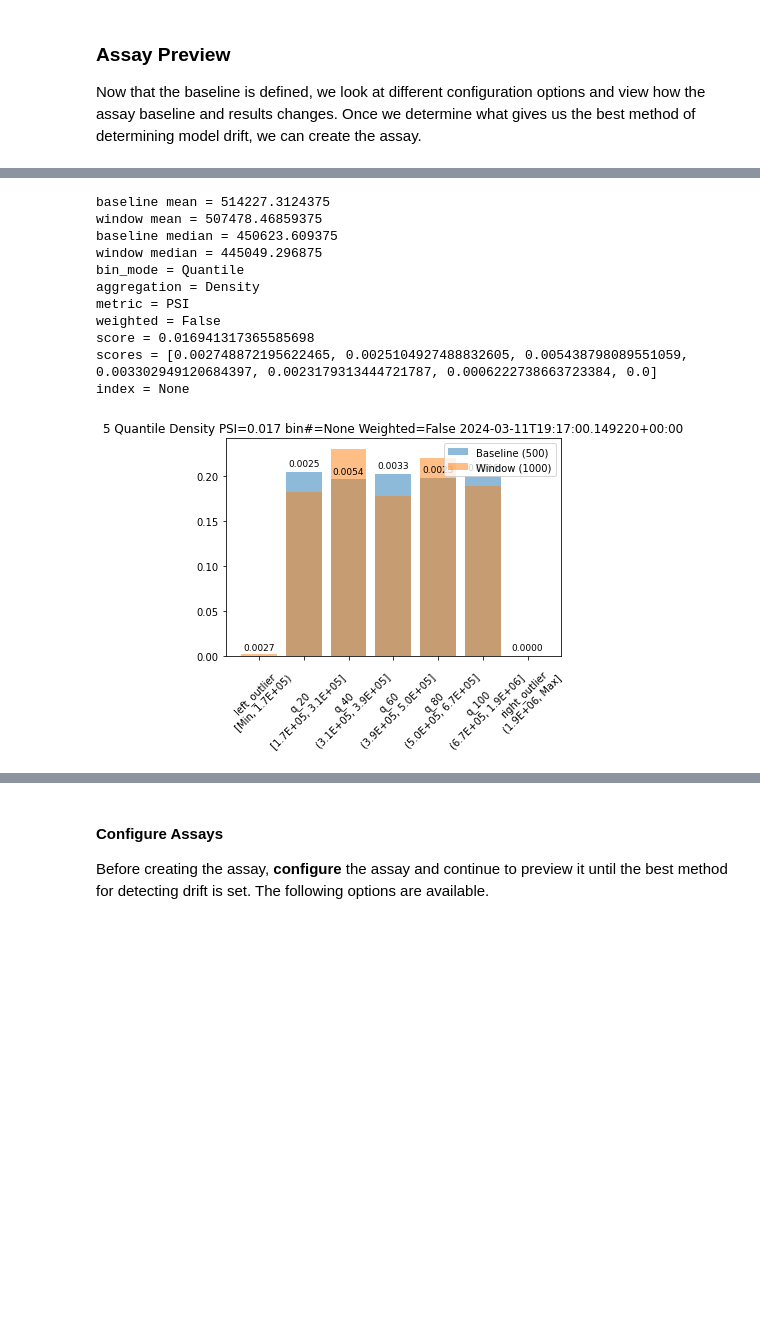
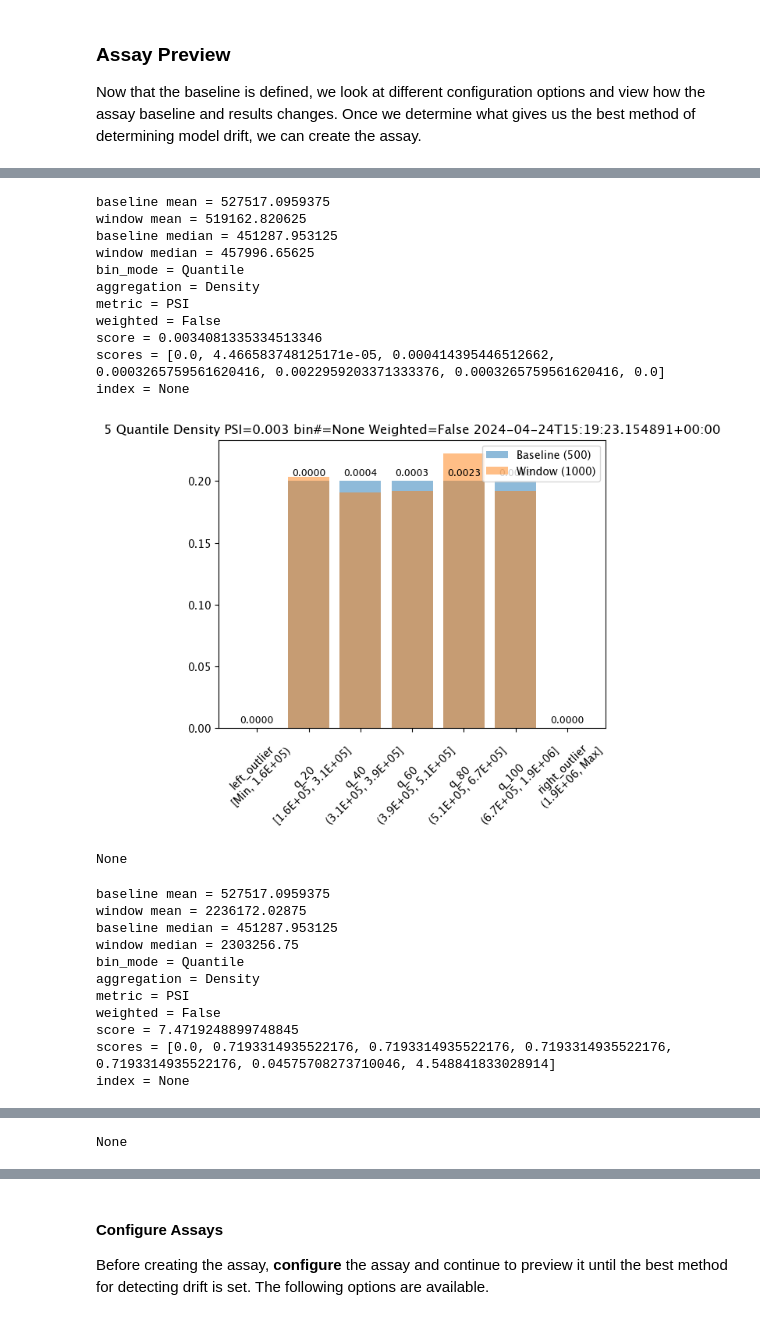
Before and after one commit to WallarooLabs/Workshops, a Jupyter notebook: Linear Regression/Real Estate/Notebooks-with-code/N4_drift_detection-with-code.ipynb, the cells around one changed output, grey strips where cells are left out. Cells and saved outputs as stored; diff of their text form; code cells hidden in the pictures; blank space fills up the shorter version.

```diff
--- a/Linear Regression/Real Estate/Notebooks-with-code/N4_drift_detection-with-code.ipynb
+++ b/Linear Regression/Real Estate/Notebooks-with-code/N4_drift_detection-with-code.ipynb
@@ -73,15 +33,6 @@ def get_pipeline(pipeline_name, workspace):
 Retrieve the previous workspace, model versions, and pipelines used in the previous notebook.
 # %%
 wl = wallaroo.Client()
-
-wl = wallaroo.Client()
-
-wallarooPrefix = "doc-test."
-wallarooSuffix = "wallaroocommunity.ninja"
-
-wl = wallaroo.Client(api_endpoint=f"https://{wallarooPrefix}api.{wallarooSuffix}",
-                    auth_endpoint=f"https://{wallarooPrefix}keycloak.{wallarooSuffix}",
-                    auth_type="sso")
 # %%
 ## blank space to log in
 
@@ -91,7 +42,7 @@ wl = wallaroo.Client(api_endpoint=f"https://{wallarooPrefix}api.{wallarooSuffix}
 
 workspace_name = "workshop-workspace-john-05"
 
-workspace = wl.get_workspace(name=workspace_name, create_if_not_exist=True)
+workspace = wl.get_workspace(name=workspace_name)
 
 # set your current workspace to the workspace that you just created
 wl.set_current_workspace(workspace)
@@ -502,30 +500,51 @@ assay_results_from_dates[0].chart()
 # %%
-# Build the assay, based on the start and end of our baseline time,
-# and tracking the output variable index 0
-assay_builder_from_dates = ( wl.build_assay('sample assay from baseline_date',
-                                            pipeline,
-                                            model_name,
-                                            baseline_start=assay_baseline_start,
-                                            baseline_end=assay_baseline_end)
-                                            .add_iopath("output variable 0")
-                           )
+# Create the assay baseline
+assay_baseline = wl.build_assay(assay_name="assays from date baseline",
+                                          pipeline=pipeline,
+                                          iopath="output variable 0",
+                                          baseline_start=assay_baseline_start,
+                                          baseline_end=assay_baseline_end)
 
-assay_builder_from_dates.add_run_until(datetime.datetime.now())
-assay_builder_from_dates.window_builder().add_width(minutes=1).add_interval(minutes=1).add_start(assay_window_start)
-assay_config_from_dates = assay_builder_from_dates.build()
-assay_results_from_dates = assay_config_from_dates.interactive_run()
 
-assay_results_from_dates[0].chart()
+# Set the assay parameters
+
+# The end date to gather inference results
+assay_baseline.add_run_until(datetime.datetime.now())
+
+# Set the interval and window to one minute each, set the start date for gathering inference results
+assay_baseline.window_builder().add_width(minutes=1).add_interval(minutes=1).add_start(assay_window_start)
+
+# build the assay configuration
+assay_config = assay_baseline.build()
+
+# perform an interactive run and collect inference data
+assay_results = assay_config.interactive_run()
+
+# display one of the analysis from the total results
+display(assay_results[0].chart())
+display(assay_results[1].chart())
 # %% [output]
-baseline mean = 514227.3124375
-window mean = 507478.46859375
-baseline median = 450623.609375
-window median = 445049.296875
+baseline mean = 527517.0959375
+window mean = 519162.820625
+baseline median = 451287.953125
+window median = 457996.65625
 bin_mode = Quantile
 aggregation = Density
 metric = PSI
 weighted = False
-score = 0.016941317365585698
-scores = [0.002748872195622465, 0.0025104927488832605, 0.005438798089551059, 0.003302949120684397, 0.0023179313444721787, 0.0006222738663723384, 0.0]
+score = 0.0034081335334513346
+scores = [0.0, 4.466583748125171e-05, 0.000414395446512662, 0.0003265759561620416, 0.0022959203371333376, 0.0003265759561620416, 0.0]
 index = None
-[figure, old version]
+[figure, new version]
+None
+baseline mean = 527517.0959375
+window mean = 2236172.02875
+baseline median = 451287.953125
+window median = 2303256.75
+bin_mode = Quantile
+aggregation = Density
+metric = PSI
+weighted = False
+score = 7.4719248899748845
+scores = [0.0, 0.7193314935522176, 0.7193314935522176, 0.7193314935522176, 0.7193314935522176, 0.04575708273710046, 4.548841833028914]
+index = None
@@ -532,3 +552,4 @@ index = None
+None
 # %% [markdown]
 #### Analysis List DataFrame
 
```
Also changed, not shown: parts of 67 cells of this notebook, 16 other files.
